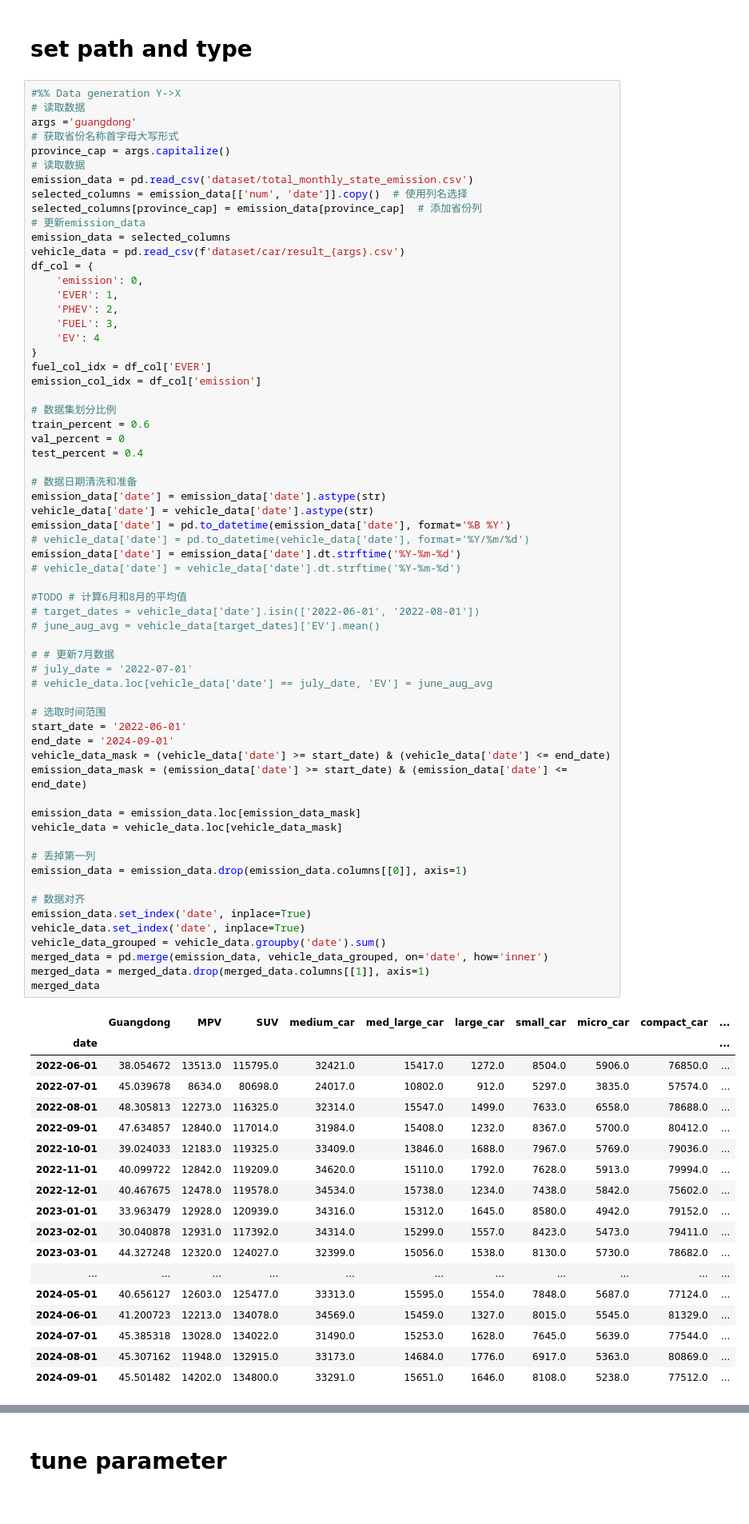
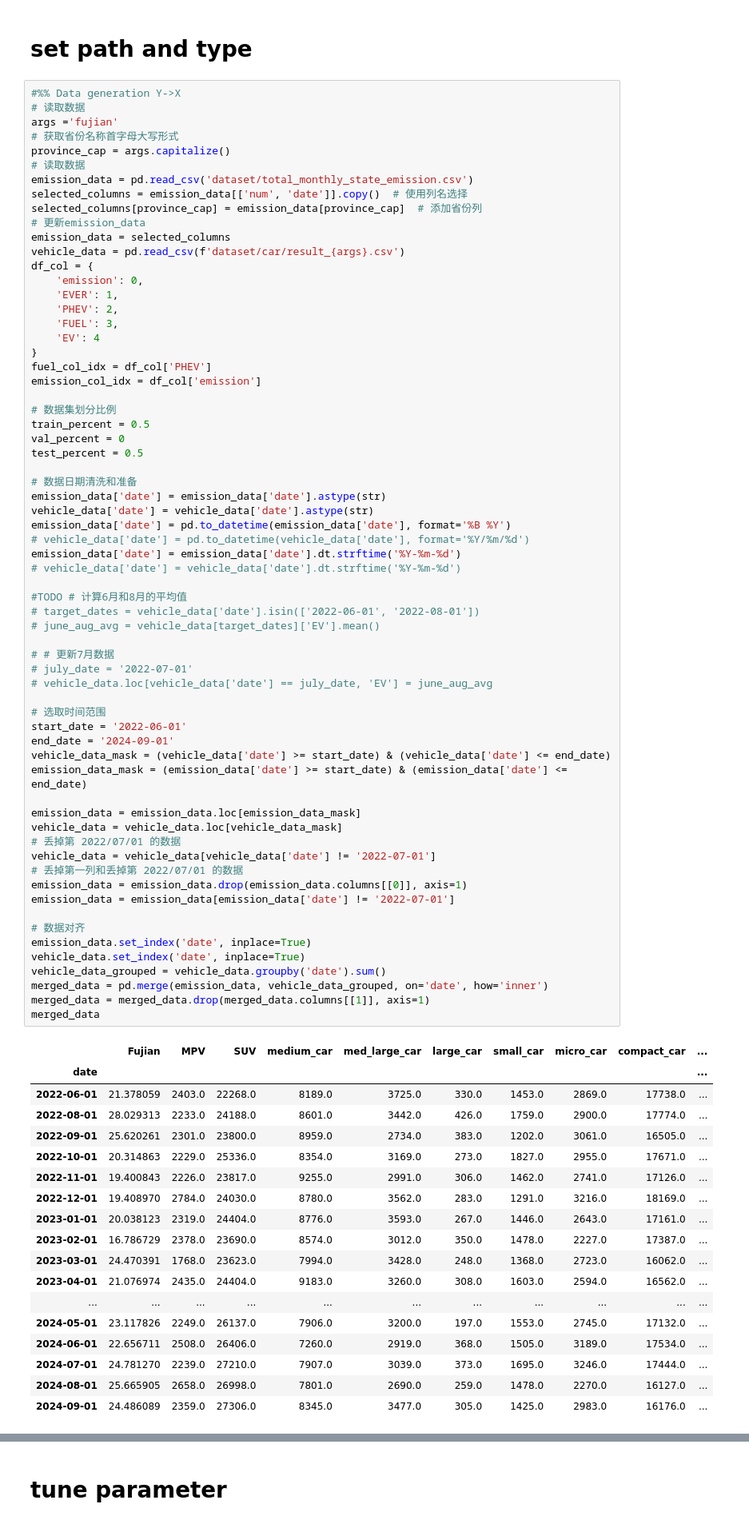
Before and after one commit to iamzhentang/causal, a Jupyter notebook: Nonlincausality/my_run.ipynb, the cells around one changed output, grey strips where cells are left out. Shown at 80% size. Drawn from its saved outputs; the diff is of its cells as text.

```diff
--- a/Nonlincausality/my_run.ipynb
+++ b/Nonlincausality/my_run.ipynb
@@ -20,7 +33,7 @@ import pandas as pd
 # %%
 #%% Data generation Y->X
 # 读取数据
-args ='guangdong'
+args ='fujian'
 # 获取省份名称首字母大写形式
 province_cap = args.capitalize()
 # 读取数据
@@ -37,13 +50,13 @@ df_col = {
     'FUEL': 3,
     'EV': 4
 }
-fuel_col_idx = df_col['EVER']
+fuel_col_idx = df_col['PHEV']
 emission_col_idx = df_col['emission']
 
 # 数据集划分比例
-train_percent = 0.6
+train_percent = 0.5
 val_percent = 0
-test_percent = 0.4
+test_percent = 0.5
 
 # 数据日期清洗和准备
 emission_data['date'] = emission_data['date'].astype(str)
@@ -52,50 +65,52 @@ emission_data['date'] = pd.to_datetime(emission_data['date'], format='%B %Y')
 # vehicle_data['date'] = pd.to_datetime(vehicle_data['date'], format='%Y/%m/%d')
 emission_data['date'] = emission_data['date'].dt.strftime('%Y-%m-%d')
 # vehicle_data['date'] = vehicle_data['date'].dt.strftime('%Y-%m-%d')
 
 #TODO # 计算6月和8月的平均值
 # target_dates = vehicle_data['date'].isin(['2022-06-01', '2022-08-01'])
 # june_aug_avg = vehicle_data[target_dates]['EV'].mean()
 
 # # 更新7月数据
 # july_date = '2022-07-01'
 # vehicle_data.loc[vehicle_data['date'] == july_date, 'EV'] = june_aug_avg
 
 # 选取时间范围
 start_date = '2022-06-01'
 end_date = '2024-09-01'
 vehicle_data_mask = (vehicle_data['date'] >= start_date) & (vehicle_data['date'] <= end_date)
 emission_data_mask = (emission_data['date'] >= start_date) & (emission_data['date'] <= end_date)
 
 emission_data = emission_data.loc[emission_data_mask]
 vehicle_data = vehicle_data.loc[vehicle_data_mask]
-
-# 丢掉第一列
+# 丢掉第 2022/07/01 的数据
+vehicle_data = vehicle_data[vehicle_data['date'] != '2022-07-01']
+# 丢掉第一列和丢掉第 2022/07/01 的数据
 emission_data = emission_data.drop(emission_data.columns[[0]], axis=1)
+emission_data = emission_data[emission_data['date'] != '2022-07-01']
 
 # 数据对齐
 emission_data.set_index('date', inplace=True)
 vehicle_data.set_index('date', inplace=True)
 vehicle_data_grouped = vehicle_data.groupby('date').sum()
 merged_data = pd.merge(emission_data, vehicle_data_grouped, on='date', how='inner')
 merged_data = merged_data.drop(merged_data.columns[[1]], axis=1)
 merged_data
 # %% [output]
-|  | Guangdong | MPV | SUV | medium_car | med_large_car | large_car | small_car | micro_car | compact_car | ... |
+|  | Fujian | MPV | SUV | medium_car | med_large_car | large_car | small_car | micro_car | compact_car | ... |
 | date |  |  |  |  |  |  |  |  |  | ... |
-| 2022-06-01 | 38.054672 | 13513.0 | 115795.0 | 32421.0 | 15417.0 | 1272.0 | 8504.0 | 5906.0 | 76850.0 | ... |
-| 2022-07-01 | 45.039678 | 8634.0 | 80698.0 | 24017.0 | 10802.0 | 912.0 | 5297.0 | 3835.0 | 57574.0 | ... |
-| 2022-08-01 | 48.305813 | 12273.0 | 116325.0 | 32314.0 | 15547.0 | 1499.0 | 7633.0 | 6558.0 | 78688.0 | ... |
-| 2022-09-01 | 47.634857 | 12840.0 | 117014.0 | 31984.0 | 15408.0 | 1232.0 | 8367.0 | 5700.0 | 80412.0 | ... |
-| 2022-10-01 | 39.024033 | 12183.0 | 119325.0 | 33409.0 | 13846.0 | 1688.0 | 7967.0 | 5769.0 | 79036.0 | ... |
-| 2022-11-01 | 40.099722 | 12842.0 | 119209.0 | 34620.0 | 15110.0 | 1792.0 | 7628.0 | 5913.0 | 79994.0 | ... |
-| 2022-12-01 | 40.467675 | 12478.0 | 119578.0 | 34534.0 | 15738.0 | 1234.0 | 7438.0 | 5842.0 | 75602.0 | ... |
-| 2023-01-01 | 33.963479 | 12928.0 | 120939.0 | 34316.0 | 15312.0 | 1645.0 | 8580.0 | 4942.0 | 79152.0 | ... |
-| 2023-02-01 | 30.040878 | 12931.0 | 117392.0 | 34314.0 | 15299.0 | 1557.0 | 8423.0 | 5473.0 | 79411.0 | ... |
-| 2023-03-01 | 44.327248 | 12320.0 | 124027.0 | 32399.0 | 15056.0 | 1538.0 | 8130.0 | 5730.0 | 78682.0 | ... |
+| 2022-06-01 | 21.378059 | 2403.0 | 22268.0 | 8189.0 | 3725.0 | 330.0 | 1453.0 | 2869.0 | 17738.0 | ... |
+| 2022-08-01 | 28.029313 | 2233.0 | 24188.0 | 8601.0 | 3442.0 | 426.0 | 1759.0 | 2900.0 | 17774.0 | ... |
+| 2022-09-01 | 25.620261 | 2301.0 | 23800.0 | 8959.0 | 2734.0 | 383.0 | 1202.0 | 3061.0 | 16505.0 | ... |
+| 2022-10-01 | 20.314863 | 2229.0 | 25336.0 | 8354.0 | 3169.0 | 273.0 | 1827.0 | 2955.0 | 17671.0 | ... |
+| 2022-11-01 | 19.400843 | 2226.0 | 23817.0 | 9255.0 | 2991.0 | 306.0 | 1462.0 | 2741.0 | 17126.0 | ... |
+| 2022-12-01 | 19.408970 | 2784.0 | 24030.0 | 8780.0 | 3562.0 | 283.0 | 1291.0 | 3216.0 | 18169.0 | ... |
+| 2023-01-01 | 20.038123 | 2319.0 | 24404.0 | 8776.0 | 3593.0 | 267.0 | 1446.0 | 2643.0 | 17161.0 | ... |
+| 2023-02-01 | 16.786729 | 2378.0 | 23690.0 | 8574.0 | 3012.0 | 350.0 | 1478.0 | 2227.0 | 17387.0 | ... |
+| 2023-03-01 | 24.470391 | 1768.0 | 23623.0 | 7994.0 | 3428.0 | 248.0 | 1368.0 | 2723.0 | 16062.0 | ... |
+| 2023-04-01 | 21.076974 | 2435.0 | 24404.0 | 9183.0 | 3260.0 | 308.0 | 1603.0 | 2594.0 | 16562.0 | ... |
 | ... | ... | ... | ... | ... | ... | ... | ... | ... | ... | ... |
-| 2024-05-01 | 40.656127 | 12603.0 | 125477.0 | 33313.0 | 15595.0 | 1554.0 | 7848.0 | 5687.0 | 77124.0 | ... |
-| 2024-06-01 | 41.200723 | 12213.0 | 134078.0 | 34569.0 | 15459.0 | 1327.0 | 8015.0 | 5545.0 | 81329.0 | ... |
-| 2024-07-01 | 45.385318 | 13028.0 | 134022.0 | 31490.0 | 15253.0 | 1628.0 | 7645.0 | 5639.0 | 77544.0 | ... |
-| 2024-08-01 | 45.307162 | 11948.0 | 132915.0 | 33173.0 | 14684.0 | 1776.0 | 6917.0 | 5363.0 | 80869.0 | ... |
-| 2024-09-01 | 45.501482 | 14202.0 | 134800.0 | 33291.0 | 15651.0 | 1646.0 | 8108.0 | 5238.0 | 77512.0 | ... |
+| 2024-05-01 | 23.117826 | 2249.0 | 26137.0 | 7906.0 | 3200.0 | 197.0 | 1553.0 | 2745.0 | 17132.0 | ... |
+| 2024-06-01 | 22.656711 | 2508.0 | 26406.0 | 7260.0 | 2919.0 | 368.0 | 1505.0 | 3189.0 | 17534.0 | ... |
+| 2024-07-01 | 24.781270 | 2239.0 | 27210.0 | 7907.0 | 3039.0 | 373.0 | 1695.0 | 3246.0 | 17444.0 | ... |
+| 2024-08-01 | 25.665905 | 2658.0 | 26998.0 | 7801.0 | 2690.0 | 259.0 | 1478.0 | 2270.0 | 16127.0 | ... |
+| 2024-09-01 | 24.486089 | 2359.0 | 27306.0 | 8345.0 | 3477.0 | 305.0 | 1425.0 | 2983.0 | 16176.0 | ... |
```
Also changed, not shown: parts of 4 cells of this notebook, 3 other files.
